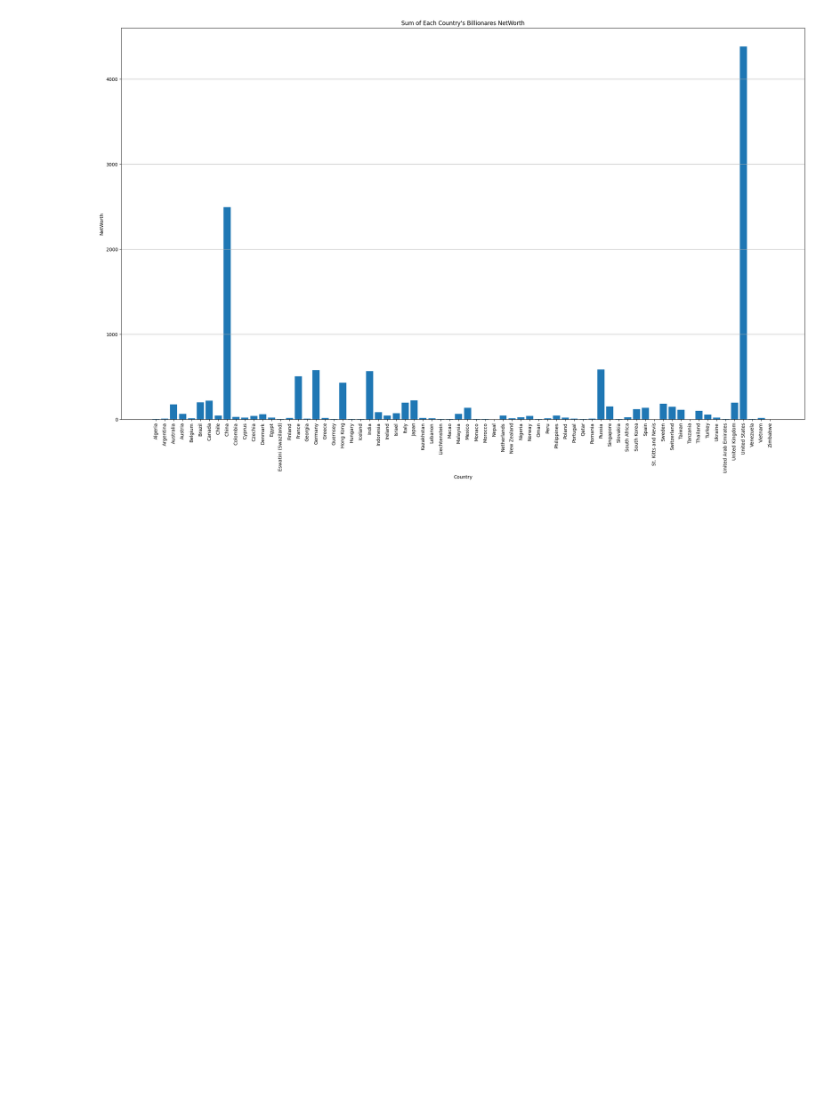
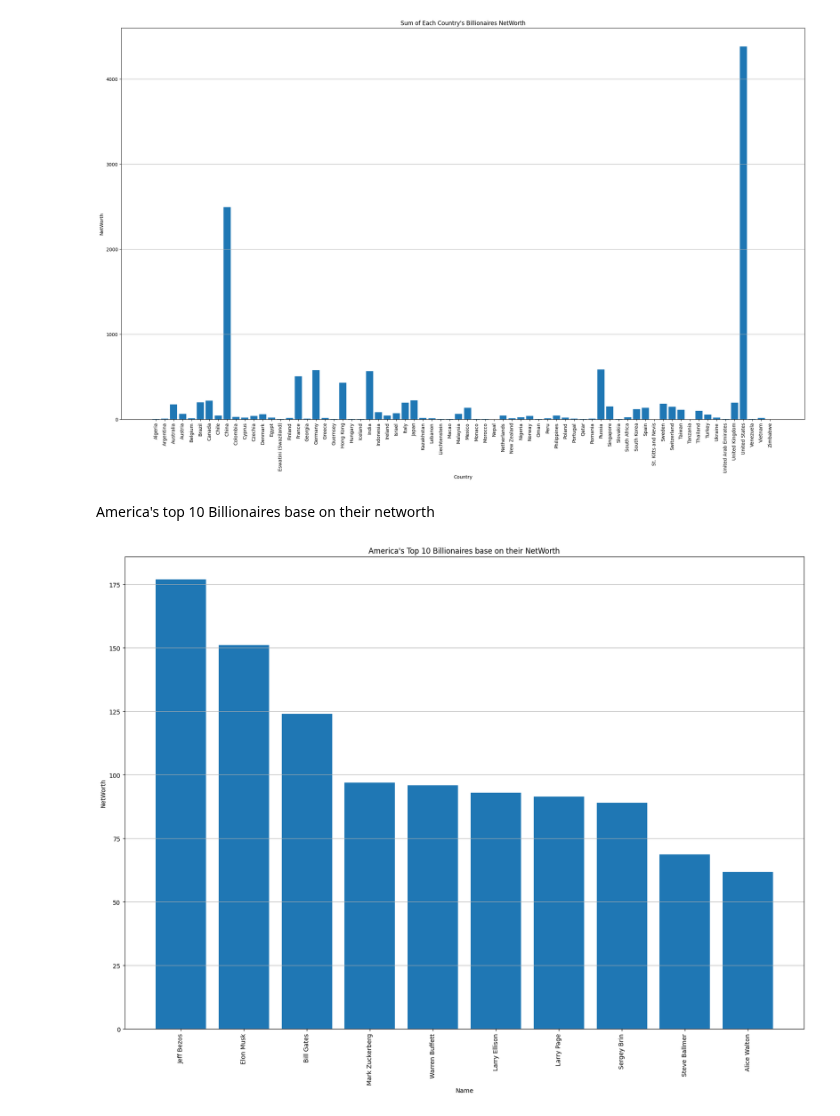
Before and after one commit to TaRa1999R/Data_Science, a Jupyter notebook: assignment40/1-billionaires.ipynb, the cells around one changed output. Saved outputs shown, nothing was run; the diff lists cells and outputs as text; code cells hidden in the pictures; blank space fills up the shorter version.

Commit message:
Data_Science

```diff
--- a/assignment40/1-billionaires.ipynb
+++ b/assignment40/1-billionaires.ipynb
@@ -73,3 +73,23 @@ plt.savefig ('outputs\output1 networth sum.png')
 plt.show ()
 # %% [output]
 [figure]
+# %% [markdown]
+America's top 10 Billionaires base on their networth
+# %%
+df_usa = data.query ('Country == "United States"')
+df_usa = df_usa.sort_values (by = ['NetWorth'] , ascending = False).reset_index (drop = True)
+usa_top = df_usa.head (10)
+
+plt.figure (figsize = (20 , 14))
+plt.bar (usa_top['Name'] , usa_top['NetWorth'])
+
+plt.xticks (rotation = 'vertical')
+plt.xlabel ('Name')
+plt.ylabel ('NetWorth')
+plt.title ("America's Top 10 Billionaires base on their NetWorth")
+plt.grid (axis= 'y')
+
+plt.savefig ('outputs\output1 USA top 10.png')
+plt.show ()
+# %% [output]
+[figure, added]
```
Also changed, not shown: parts of 1 cell of this notebook, 2 other files.
